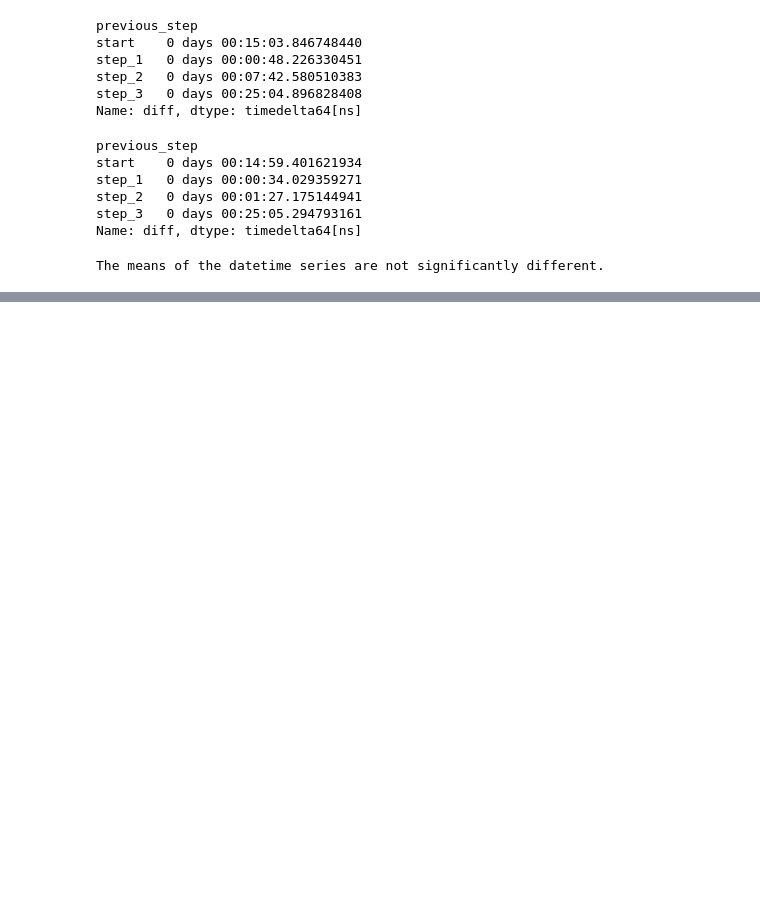
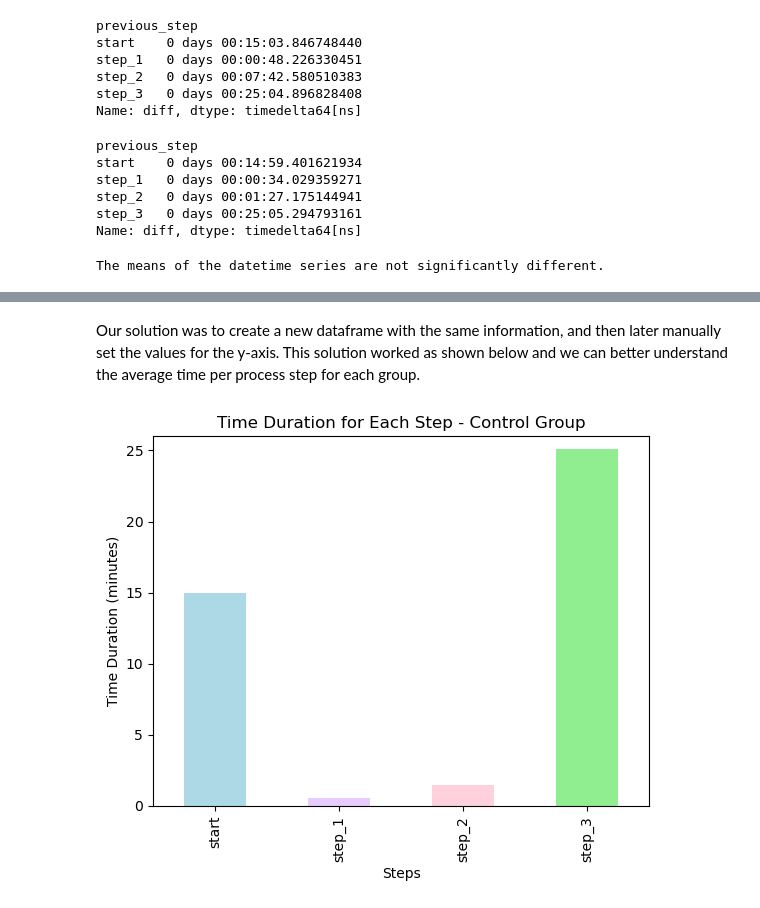
Before and after one commit to redsun498/vanguard-ab-test, a Jupyter notebook: src/notebooks/Vanguard project2 EDA.ipynb, the cells around one changed output, grey strips where cells are left out. Cells and saved outputs as stored; diff of their text form; code cells hidden in the pictures; blank space fills up the shorter version.

```diff
--- a/src/notebooks/Vanguard project2 EDA.ipynb
+++ b/src/notebooks/Vanguard project2 EDA.ipynb
@@ -1104,0 +1115,27 @@ The means of the datetime series are not significantly different.
+# %% [markdown]
+Our solution was to create a new dataframe with the same information, and then later manually set the values for the y-axis. This solution worked as shown below and we can better understand the average time per process step for each group.
+# %%
+data = pd.Series([pd.Timedelta('0 days 00:14:59.401621934'),
+                  pd.Timedelta('0 days 00:00:34.029359271'),
+                  pd.Timedelta('0 days 00:01:27.175144941'),
+                  pd.Timedelta('0 days 00:25:05.294793161')],
+                 index=['start', 'step_1', 'step_2', 'step_3'])
+
+# Convert time durations to minutes
+data_minutes = data.dt.total_seconds() / 60
+
+colors = ['#ADD8E6', '#E6CCFF', '#FFD1DC', '#90EE90']
+
+data_minutes.plot.bar(color=colors)
+
+
+plt.xlabel('Steps')
+plt.ylabel('Time Duration (minutes)')
+plt.title('Time Duration for Each Step - Control Group')
+
+# Set the y-axis limits
+plt.ylim(0, 26)
+
+plt.show()
+# %% [output]
+[figure, added]
```
Also changed, not shown: parts of 3 cells of this notebook.
